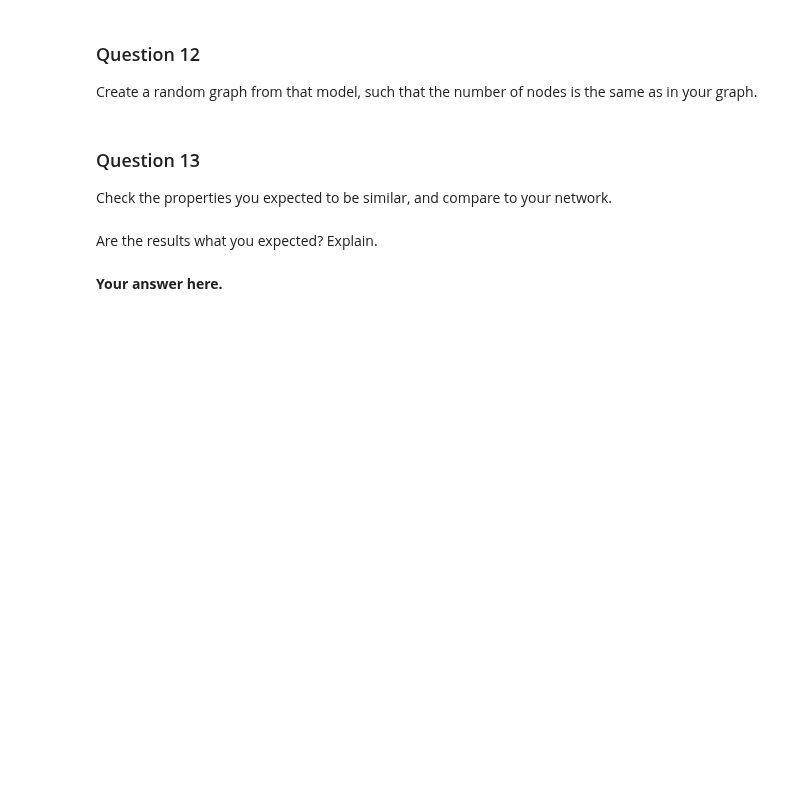
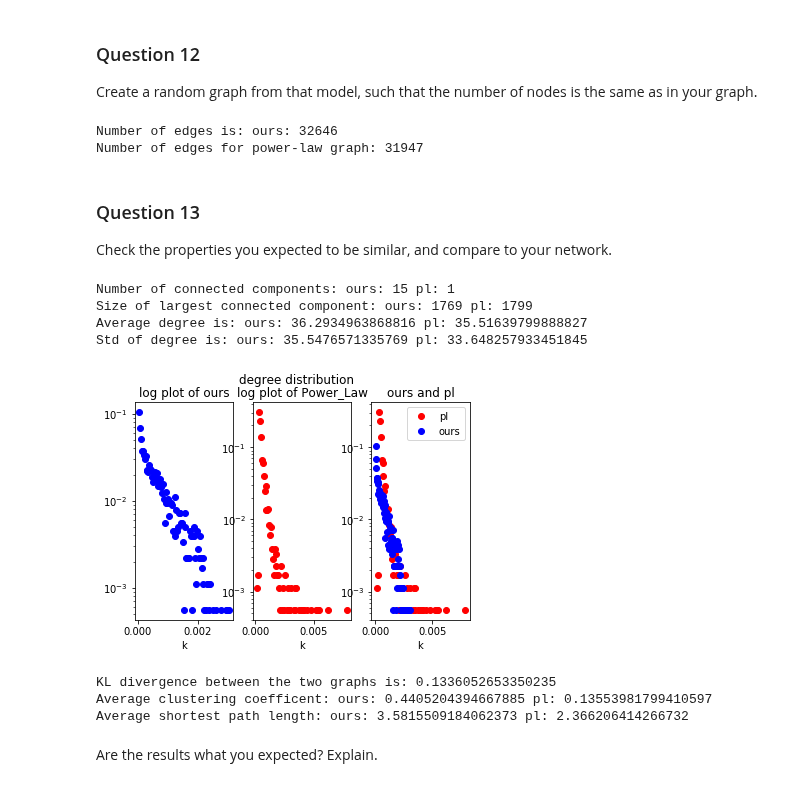
Before and after one commit to senakicir/ntds_project, a Jupyter notebook: 2_network_models.ipynb, the cells around one changed output. Saved outputs shown, nothing was run; the diff lists cells and outputs as text; code cells hidden in the pictures; blank space fills up the shorter version.

```diff
--- a/2_network_models.ipynb
+++ b/2_network_models.ipynb
@@ -381,3 +391,14 @@ Create a random graph from that model, such that the number of nodes is the same
+# %%
+our_graph_nx= nx.from_numpy_matrix(our_graph)
+print("Number of edges is: ours:", our_graph_nx.number_of_edges())
+
+#We form
+n_nodes = nx.number_of_nodes(our_graph_nx)
+pl_graph_nx = nx.powerlaw_cluster_graph(n=n_nodes, m=18, p=0.8, seed=41)
+print("Number of edges for power-law graph:", pl_graph_nx.number_of_edges())
+# %% [output]
+Number of edges is: ours: 32646
+Number of edges for power-law graph: 31947
 # %% [markdown]
 ### Question 13
 
@@ -387,4 +406,56 @@ Check the properties you expected to be similar, and compare to your network.
+# %%
+our_connected_comp_list = list(nx.connected_component_subgraphs(our_graph_nx))
+pl_connected_comp_list = list(nx.connected_component_subgraphs(pl_graph_nx))
+print("Number of connected components: ours:", nx.number_connected_components(our_graph_nx), "pl:",  nx.number_connected_components(pl_graph_nx))
+print("Size of largest connected component: ours:", nx.number_of_nodes(our_connected_comp_list[0]), "pl:", nx.number_of_nodes(pl_connected_comp_list[0]))
+
+degree_sequence_pl = np.array(sorted([d for n, d in pl_graph_nx.degree()], reverse=False))  # degree sequence
+normalized_degree_sequence_pl = degree_sequence_pl/np.sum(degree_sequence_pl)
+degree_sequence_ours = np.array(sorted([d for n, d in our_graph_nx.degree()], reverse=False))  # degree sequence
+normalized_degree_sequence_ours = degree_sequence_ours/np.sum(degree_sequence_ours)
+
+print("Average degree is: ours:", np.mean(degree_sequence_ours), "pl:", np.mean(degree_sequence_pl))
+print("Std of degree is: ours:", np.std(degree_sequence_ours), "pl:", np.std(degree_sequence_pl))
+
+fig = plt.figure()
+weights = np.ones_like(normalized_degree_sequence_ours) / float(n_nodes)
+n, bins, patches = plt.hist(normalized_degree_sequence_ours, weights=weights, bins = 100)
+y_ax = bins[1:]
+weights_pl = np.ones_like(normalized_degree_sequence_pl) / float(n_nodes)
+n_pl, bins, patches = plt.hist(normalized_degree_sequence_pl, weights=weights_pl, bins = 100)
+y_ax_pl = bins[1:]
+plt.close(fig)
+
+fig = plt.figure()
+plt.suptitle("degree distribution")
+plt.subplot(131)
+plt.title("log plot of ours")
+plt.semilogy(y_ax, n,  "bo")
+plt.xlabel("k")
+plt.subplot(132)
+plt.title("log plot of Power_Law")
+plt.semilogy(y_ax_pl, n_pl,  "ro")
+plt.xlabel("k")
+plt.subplot(133)
+plt.title("ours and pl")
+plt.semilogy(y_ax_pl, n_pl,  "ro", label='pl')
+plt.semilogy(y_ax, n,  "bo", label='ours')
+plt.legend()
+plt.xlabel("k")
+plt.show()
+plt.close(fig)
+
+print("KL divergence between the two graphs is:", kl_divergence(normalized_degree_sequence_ours, normalized_degree_sequence_pl))
+print("Average clustering coefficent: ours:", nx.average_clustering(our_graph_nx), "pl:",  nx.average_clustering(pl_graph_nx))
+print("Average shortest path length: ours:", nx.average_shortest_path_length(our_connected_comp_list[0]), "pl:", nx.average_shortest_path_length(pl_graph_nx))
+# %% [output]
+Number of connected components: ours: 15 pl: 1
+Size of largest connected component: ours: 1769 pl: 1799
+Average degree is: ours: 36.2934963868816 pl: 35.51639799888827
+Std of degree is: ours: 35.5476571335769 pl: 33.648257933451845
+[figure, added]
+KL divergence between the two graphs is: 0.1336052653350235
+Average clustering coefficent: ours: 0.4405204394667885 pl: 0.13553981799410597
+Average shortest path length: ours: 3.5815509184062373 pl: 2.366206414266732
 # %% [markdown]
 Are the results what you expected? Explain.
-# %% [markdown]
-**Your answer here.**
```
Also changed, not shown: parts of 19 cells of this notebook.
